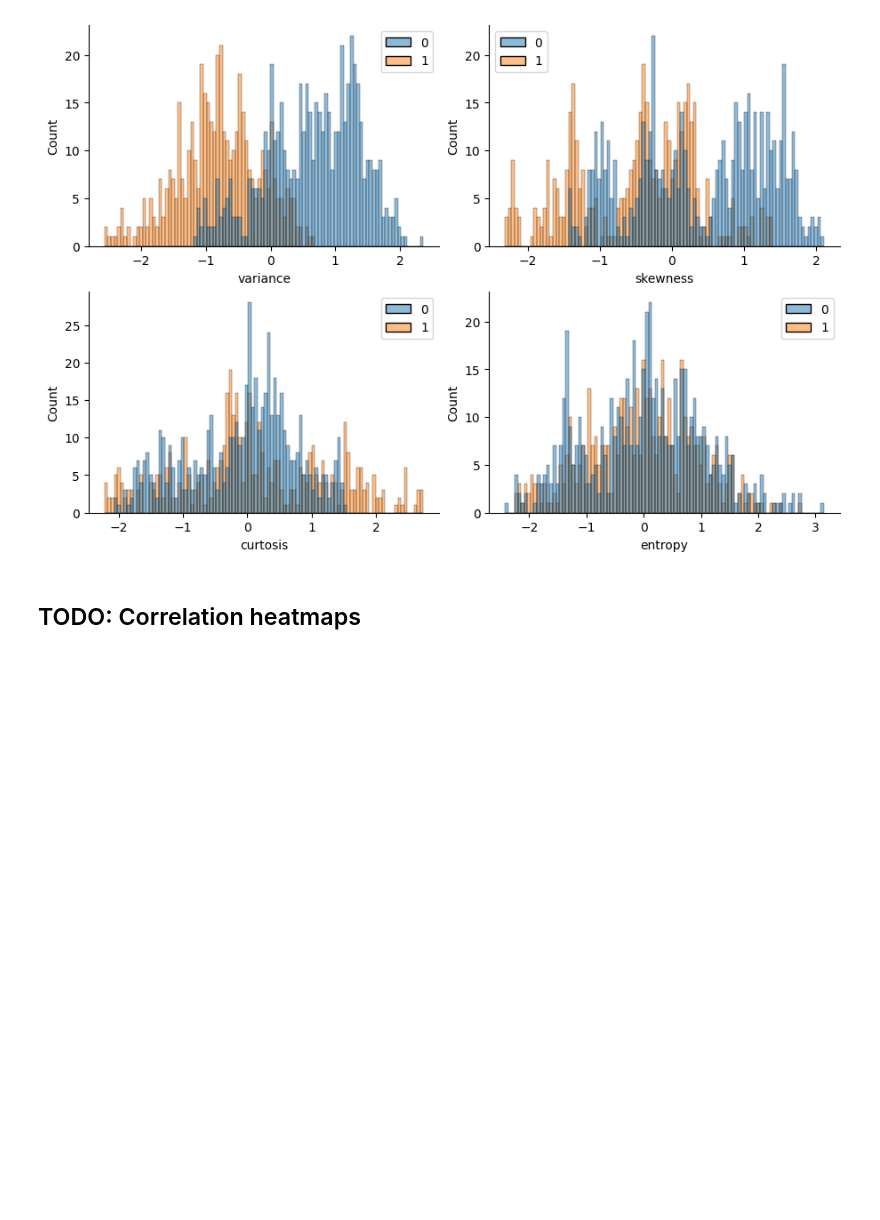
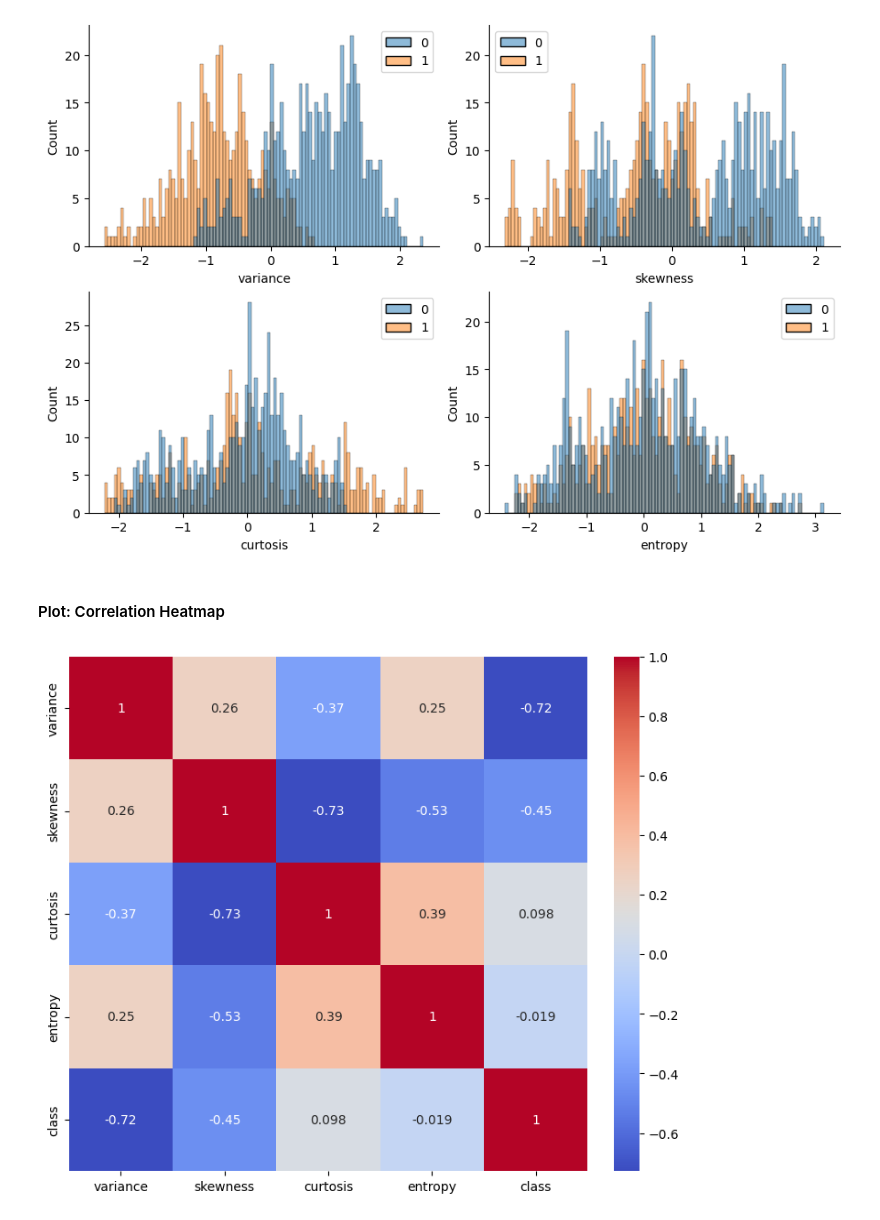
Before and after one commit to sameervk/uci-banknotes-classification, a Jupyter notebook: data_exploration/data-exploration-v0.ipynb, the cells around one changed output. Drawn from its saved outputs; the diff is of its cells as text; code cells hidden in the pictures; blank space fills up the shorter version.

```diff
--- a/data_exploration/data-exploration-v0.ipynb
+++ b/data_exploration/data-exploration-v0.ipynb
@@ -295,5 +313,12 @@ ax4 = ax4.flatten()
 sns.despine()
 # %% [output]
 [figure]
-# %% [markdown]
-## TODO: Correlation heatmaps
+# %% [markdown]
+#### Plot: Correlation Heatmap
+# %%
+fig, ax = plt.subplots(1,1, figsize=(7,6), constrained_layout=True)
+
+sns.heatmap(pd.DataFrame(data = np.c_[X_train_p_transformed, y_train], columns=df.columns).corr(), cmap='coolwarm', annot=True, ax=ax)
+plt.show()
+# %% [output]
+[figure, added]
```
Also changed, not shown: parts of 16 cells of this notebook.
